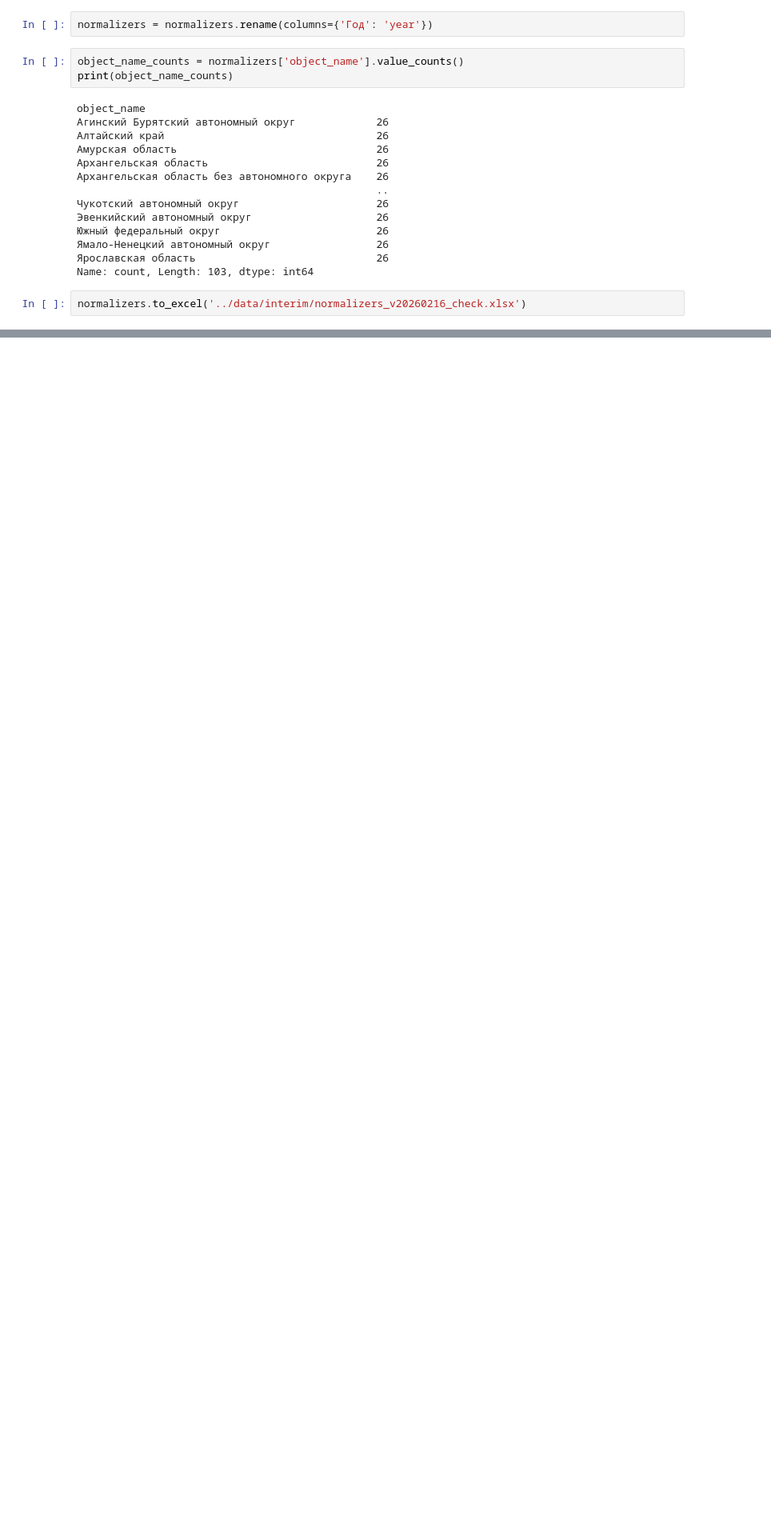
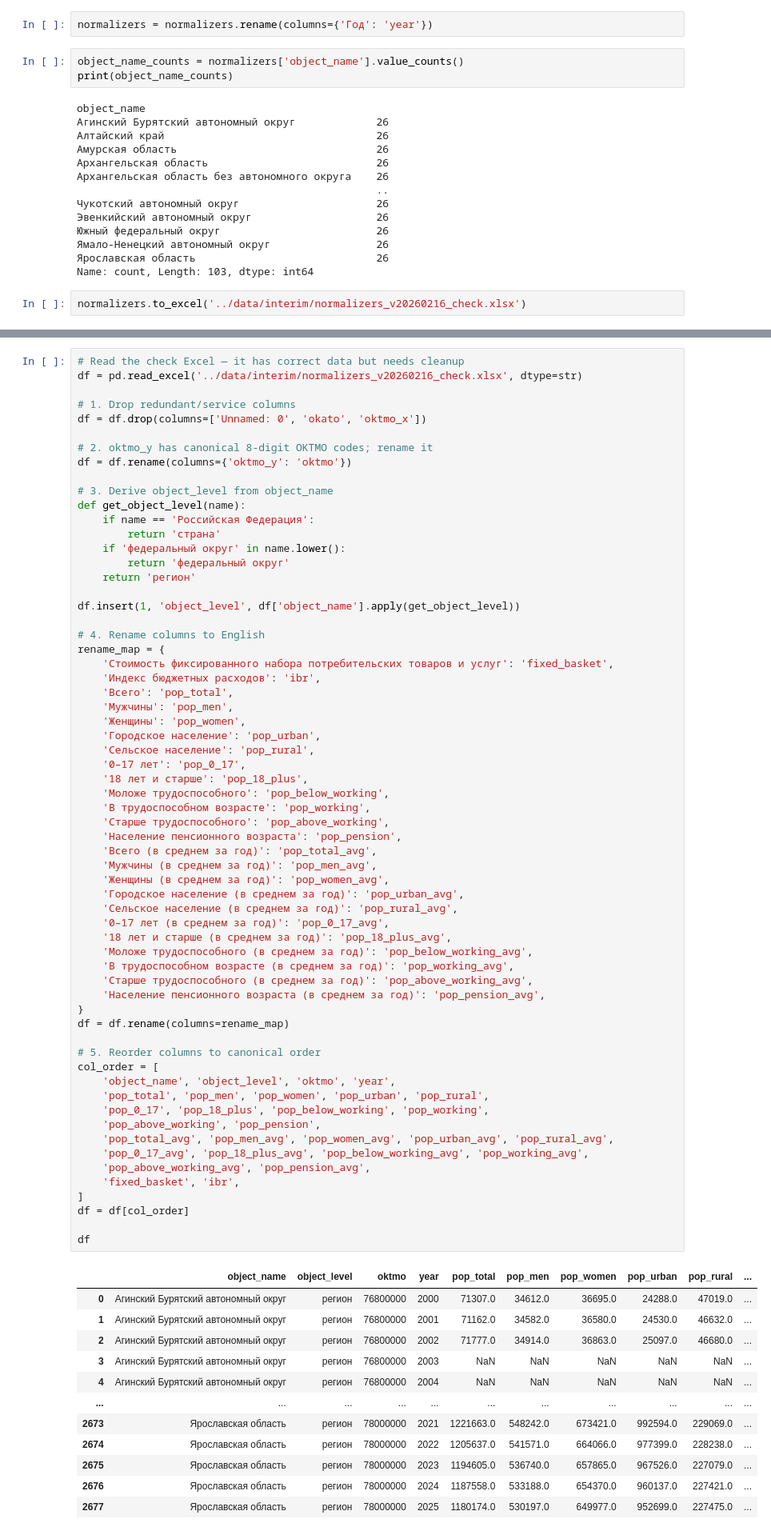
Before and after one commit to tochno-st/reg_normalizer, a Jupyter notebook: notebooks/add-indicators.ipynb, the cells around one changed output, grey strips where cells are left out. Shown at 80% size. Cells and saved outputs as stored; diff of their text form; blank space fills up the shorter version.

```diff
--- a/notebooks/add-indicators.ipynb
+++ b/notebooks/add-indicators.ipynb
@@ -232,0 +237,76 @@ normalizers.to_csv('../reg_normalizer/data/interim/normalizers.csv', index=False
+# %%
+# Read the check Excel — it has correct data but needs cleanup
+df = pd.read_excel('../data/interim/normalizers_v20260216_check.xlsx', dtype=str)
+
+# 1. Drop redundant/service columns
+df = df.drop(columns=['Unnamed: 0', 'okato', 'oktmo_x'])
+
+# 2. oktmo_y has canonical 8-digit OKTMO codes; rename it
+df = df.rename(columns={'oktmo_y': 'oktmo'})
+
+# 3. Derive object_level from object_name
+def get_object_level(name):
+    if name == 'Российская Федерация':
+        return 'страна'
+    if 'федеральный округ' in name.lower():
+        return 'федеральный округ'
+    return 'регион'
+
+df.insert(1, 'object_level', df['object_name'].apply(get_object_level))
+
+# 4. Rename columns to English
+rename_map = {
+    'Стоимость фиксированного набора потребительских товаров и услуг': 'fixed_basket',
+    'Индекс бюджетных расходов': 'ibr',
+    'Всего': 'pop_total',
+    'Мужчины': 'pop_men',
+    'Женщины': 'pop_women',
+    'Городское население': 'pop_urban',
+    'Сельское население': 'pop_rural',
+    '0–17 лет': 'pop_0_17',
+    '18 лет и старше': 'pop_18_plus',
+    'Моложе трудоспособного': 'pop_below_working',
+    'В трудоспособном возрасте': 'pop_working',
+    'Старше трудоспособного': 'pop_above_working',
+    'Население пенсионного возраста': 'pop_pension',
+    'Всего (в среднем за год)': 'pop_total_avg',
+    'Мужчины (в среднем за год)': 'pop_men_avg',
+    'Женщины (в среднем за год)': 'pop_women_avg',
+    'Городское население (в среднем за год)': 'pop_urban_avg',
+    'Сельское население (в среднем за год)': 'pop_rural_avg',
+    '0–17 лет (в среднем за год)': 'pop_0_17_avg',
+    '18 лет и старше (в среднем за год)': 'pop_18_plus_avg',
+    'Моложе трудоспособного (в среднем за год)': 'pop_below_working_avg',
+    'В трудоспособном возрасте (в среднем за год)': 'pop_working_avg',
+    'Старше трудоспособного (в среднем за год)': 'pop_above_working_avg',
+    'Население пенсионного возраста (в среднем за год)': 'pop_pension_avg',
+}
+df = df.rename(columns=rename_map)
+
+# 5. Reorder columns to canonical order
+col_order = [
+    'object_name', 'object_level', 'oktmo', 'year',
+    'pop_total', 'pop_men', 'pop_women', 'pop_urban', 'pop_rural',
+    'pop_0_17', 'pop_18_plus', 'pop_below_working', 'pop_working',
+    'pop_above_working', 'pop_pension',
+    'pop_total_avg', 'pop_men_avg', 'pop_women_avg', 'pop_urban_avg', 'pop_rural_avg',
+    'pop_0_17_avg', 'pop_18_plus_avg', 'pop_below_working_avg', 'pop_working_avg',
+    'pop_above_working_avg', 'pop_pension_avg',
+    'fixed_basket', 'ibr',
+]
+df = df[col_order]
+
+df
+# %% [output]
+|  | object_name | object_level | oktmo | year | pop_total | pop_men | pop_women | pop_urban | pop_rural | ... |
+| 0 | Агинский Бурятский автономный округ | регион | 76800000 | 2000 | 71307.0 | 34612.0 | 36695.0 | 24288.0 | 47019.0 | ... |
+| 1 | Агинский Бурятский автономный округ | регион | 76800000 | 2001 | 71162.0 | 34582.0 | 36580.0 | 24530.0 | 46632.0 | ... |
+| 2 | Агинский Бурятский автономный округ | регион | 76800000 | 2002 | 71777.0 | 34914.0 | 36863.0 | 25097.0 | 46680.0 | ... |
+| 3 | Агинский Бурятский автономный округ | регион | 76800000 | 2003 | NaN | NaN | NaN | NaN | NaN | ... |
+| 4 | Агинский Бурятский автономный округ | регион | 76800000 | 2004 | NaN | NaN | NaN | NaN | NaN | ... |
+| ... | ... | ... | ... | ... | ... | ... | ... | ... | ... | ... |
+| 2673 | Ярославская область | регион | 78000000 | 2021 | 1221663.0 | 548242.0 | 673421.0 | 992594.0 | 229069.0 | ... |
+| 2674 | Ярославская область | регион | 78000000 | 2022 | 1205637.0 | 541571.0 | 664066.0 | 977399.0 | 228238.0 | ... |
+| 2675 | Ярославская область | регион | 78000000 | 2023 | 1194605.0 | 536740.0 | 657865.0 | 967526.0 | 227079.0 | ... |
+| 2676 | Ярославская область | регион | 78000000 | 2024 | 1187558.0 | 533188.0 | 654370.0 | 960137.0 | 227421.0 | ... |
+| 2677 | Ярославская область | регион | 78000000 | 2025 | 1180174.0 | 530197.0 | 649977.0 | 952699.0 | 227475.0 | ... |
```
Also changed, not shown: parts of 8 cells of this notebook, 6 other files.
